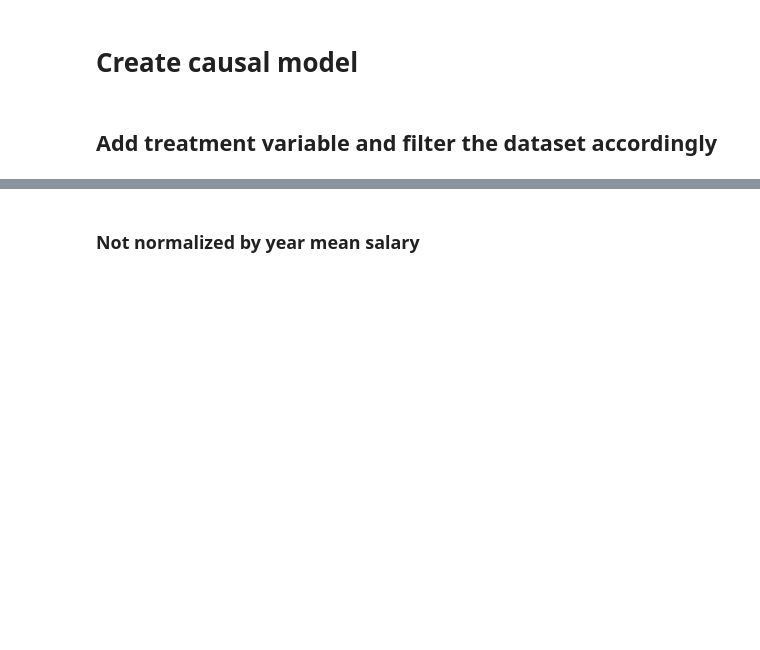
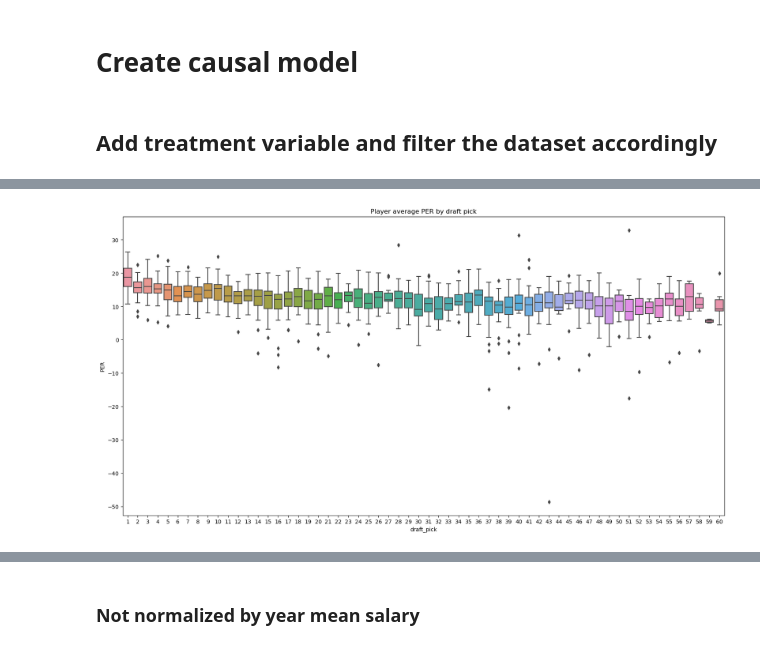
Before and after one commit to YoavMeiri/causalProject, a Jupyter notebook: code/preliminary_data_analysis.ipynb, the cells around one changed output, grey strips where cells are left out. Cells and saved outputs as stored; diff of their text form; code cells hidden in the pictures; blank space fills up the shorter version.

```diff
--- a/code/preliminary_data_analysis.ipynb
+++ b/code/preliminary_data_analysis.ipynb
@@ -201,0 +241,9 @@ plt.show()
+# %%
+dp_per_df = ps_df[['draft_pick', 'PER', 'name']].groupby('name').mean().reset_index()
+dp_per_df['draft_pick'] = dp_per_df['draft_pick'].astype('Int64')
+fig, ax = plt.subplots(figsize=(20, 10))
+plt.title('Player average PER by draft pick')
+sns.boxplot(x="draft_pick", y="PER", data=dp_per_df)
+plt.show()
+# %% [output]
+[figure, added]
```
Also changed, not shown: parts of 28 cells of this notebook.
